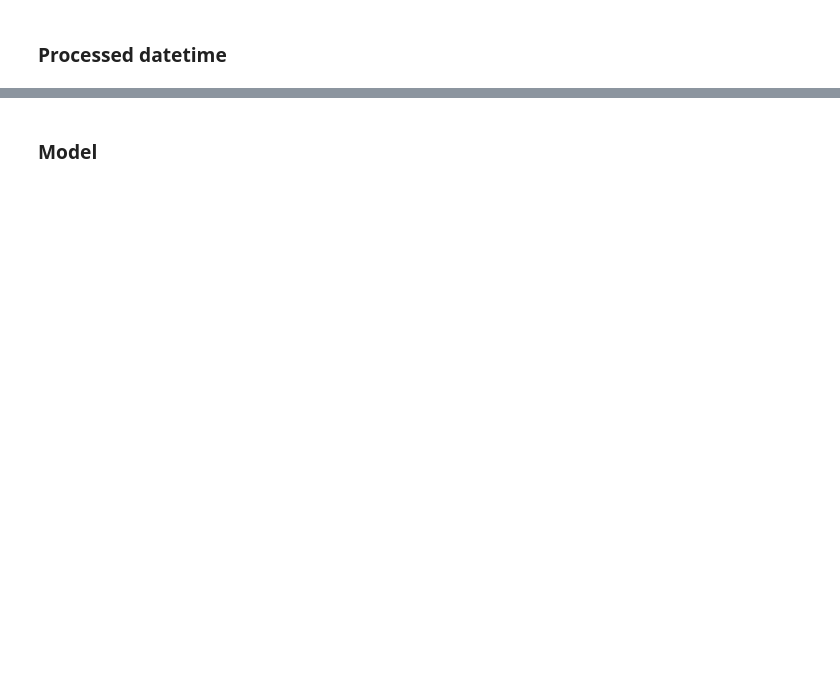
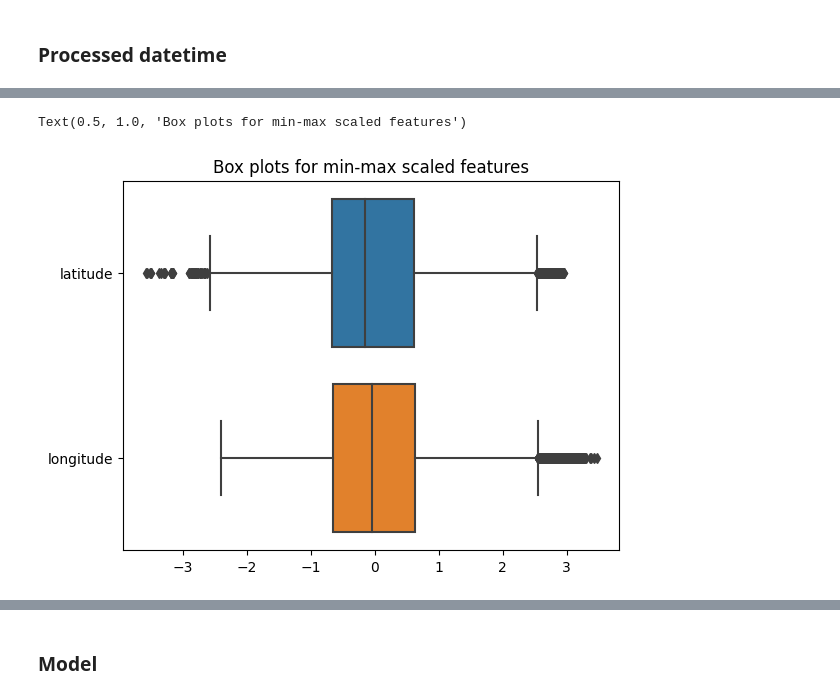
Before and after one commit to data-science-project-imaginary-data/Hour_spend_prediction, a Jupyter notebook: Traffyfondue_analysis.ipynb, the cells around one changed output, grey strips where cells are left out. Cells and saved outputs as stored; diff of their text form; code cells hidden in the pictures; blank space fills up the shorter version.

```diff
--- a/Traffyfondue_analysis.ipynb
+++ b/Traffyfondue_analysis.ipynb
@@ -280,0 +231,3 @@ X_train.shape, X_test.shape
+# %%
+cleaned_df = pd.read_csv('data/cleaned_bangkok_traffy.csv', parse_dates=["timestamp"])
+cleaned_df.info()
@@ -280,0 +252,12 @@ X_train.shape, X_test.shape
+# %%
+standard_scaler = preprocessing.StandardScaler()
+
+numerical_features = ['latitude','longitude']
+
+dataScaled = pd.DataFrame(standard_scaler.fit_transform(cleaned_df[numerical_features]), columns=numerical_features)
+#viz_2=sns.violinplot(data=data, y=['price','number_of_reviews'])
+ax = sns.boxplot(data=dataScaled, orient="h")
+ax.set_title("Box plots for min-max scaled features")
+# %% [output]
+Text(0.5, 1.0, 'Box plots for min-max scaled features')
+[figure, added]
```
Also changed, not shown: parts of 89 cells of this notebook.
